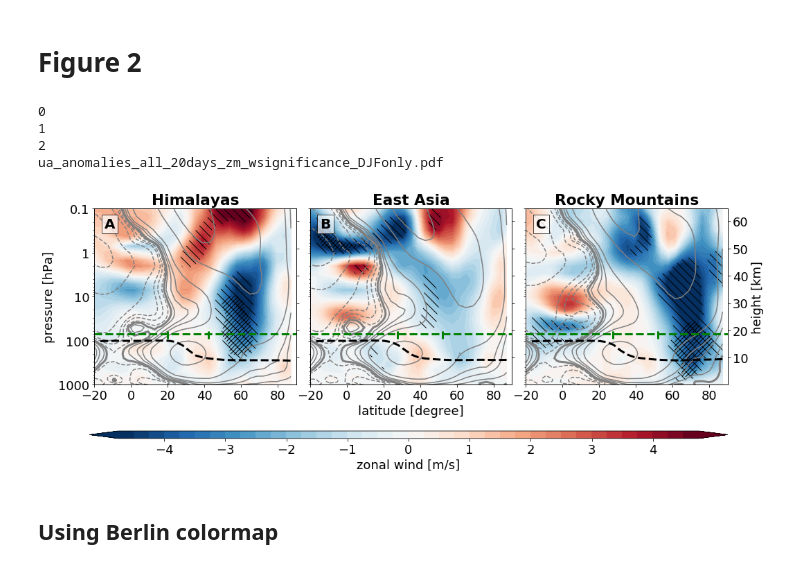
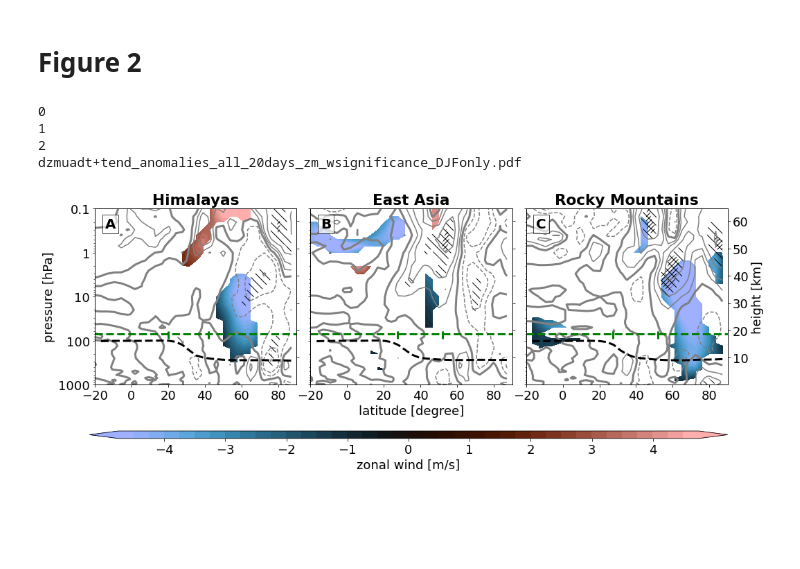
Before and after one commit to kuchaale/grl_2020, a Jupyter notebook: code/GRL_reproduce_Fig2.ipynb, the cells around one changed output. Cells and saved outputs as stored; diff of their text form; code cells hidden in the pictures; blank space fills up the shorter version.

```diff
--- a/code/GRL_reproduce_Fig2.ipynb
+++ b/code/GRL_reproduce_Fig2.ipynb
@@ -68,7 +72,7 @@ Attributes: (0)
 # %%
 var = 'ua'
 e_type_ls = ['himalayas', 'eastasia', 'westamer']
-what_ls = ['anomalies', 'absolute']
+what_ls = ['anomalies']#, 'absolute']
 da_ls2 = []
 
 for what in what_ls:
@@ -101,7 +101,7 @@ westamer
 # %% [markdown]
 ### p-values
 # %%
-infile_name = '{3}{0}_pvalues_from{1}_comp_*_{2}days_zm.nc'.format(var, 10000, timescale, cesta)
+infile_name = f'{cesta}{var}_pvalues_from{its}_comp_*_{timescale}days_zm.nc'
 infiles = glob.glob(infile_name)
 comp_types = list(map(lambda x: x.split('comp_')[1].split('_{}days'.format(timescale))[0], infiles))
 print(comp_types)
@@ -135,0 +169,8 @@ Attributes: (0)
+# %%
+infile_name = f'{cesta}{var}_pvalues_from{its}_comp_*_{timescale}days.nc'
+infiles = glob.glob(infile_name)
+comp_types = list(map(lambda x: x.split('comp_')[1].split('_{}days'.format(timescale))[0], infiles))
+ds_p_tend = xr.open_mfdataset(infiles, concat_dim='e_type', combine='nested')
+ds_p_tend['e_type'] = comp_types
+ds_p_tend['plev'] = ds_p_tend.plev/100.
+ds_p_tend
@@ -136,3 +197,6 @@ Attributes: (0)
+# %%
+pv_limit = 0.05 #0.05
+da_all_tend = da_all_tend.sel(lag = 0).where(ds_p_tend[var].sel(lag = 0) < pv_limit)
 # %% [markdown]
 # Figure 2
 # %%
@@ -142,9 +206,13 @@ titles = ['Himalayas', 'East Asia', 'Rocky Mountains']# 'West America']
 #anomalies
 mpl.rcParams.update({'font.size': 18})
 cmap = mpl.cm.RdBu_r
+cmap = Berlin_20.mpl_colormap
 lat_start = -20
 
-p = da_all.sel(what = what_ls[0], lag = 0).mean('lon').plot.contourf(x= 'lat', \
+sel_dict = dict(plev = slice(None, 0.1), lat = slice(lat_start,None))
+p.data  = ds_p['ua'].sel(**sel_dict)
+temp = da_all.sel(what = what_ls[0], lag = 0).mean('lon').where(ds_p['ua'] < pv_limit)
+p = temp.plot.contourf(x= 'lat', \
                                                                y = 'plev', \
                                                                col = 'e_type', \
                                                                yincrease = False, \
@@ -152,26 +220,18 @@ p = da_all.sel(what = what_ls[0], lag = 0).mean('lon').plot.contourf(x= 'lat', \
                                                                 cmap = cmap, \
                                                                levels = levels, \
                                                                add_colorbar = False)
-p.data = da_all.sel(what = what_ls[1], lag = 0).mean('lon')
-if var == 'vmro3':
+p.data = da_all_tend.sel(lag = 0).squeeze()*24*3600
 
-    lev0 = [1e-5]
-    dashed = False
-    cbar_label = 'ozone volume mixing ratio [%]'
-elif var == 'ta':
-    levels2 = [200,220,240,260]
-    lev0 = [273.15]
-    dashed = False
-    cbar_label = 'temperature [K]'
-elif var == 'ua':
-    levels2 = [1,3,5,10,30,50,80]
-    lev0 = [0]
-    dashed = True
-    cbar_label = 'zonal wind [m/s]'
+
+levels2 = [0.5,1,2,5]#10,30,50,80]
+lev0 = [0]
+dashed = True
+cbar_label = 'zonal wind [m/s]'
 
 plot_kwargs = dict(yincrease = False, \
                    colors = 'grey', \
                    levels=levels2, add_colorbar=False, alpha =1 ) #0.7 #
+dashed = True
 p.map_dataarray(xr.plot.contour, 'lat', 'plev', **plot_kwargs)
 
 if dashed:
@@ -187,8 +247,8 @@ plot_kwargs['alpha'] = 1
 
 p.map_dataarray(xr.plot.contour, 'lat', 'plev', **plot_kwargs)
 
-sel_dict = dict(plev = slice(None, 0.1), lat = slice(lat_start,None))
-p.data  = ds_p[var].sel(**sel_dict)
+#sel_dict = dict(plev = slice(None, 0.1), lat = slice(lat_start,None))
+p.data  = ds_p_tend[var].sel(lag = 0)#ds_p['ua'].sel(**sel_dict)
 plot_kwargs2 = dict(levels = [0,0.05], hatches=['\\\\',None], \
                                 colors='none', add_colorbar=False, \
                                  yincrease = False)
@@ -229,35 +289,33 @@ for i,(ax, sel_dict, label) in enumerate(zip(p.axes.flat, p.name_dicts.flat, lab
     ax.set_title(titles[i], fontdict=dict(fontweight = 'bold'))
     fmt = mpl.ticker.FormatStrFormatter("%g")
     ax.yaxis.set_major_formatter(fmt)
     ax.set_xticks([-20,0,20,40,60,80])
 
     ax2 = ax.twinx()
     ax2.get_shared_y_axes()
     ax2.axis([-20, 90, 7*np.log(1013.25/1000), 7*np.log(1013.25/0.1)])
     ax2.tick_params(direction='out', which='both')
     if i != 2:
         ax2.set_yticklabels([])
     if i == 2:
         ax2.set_ylabel('height [km]')
 
 
 p.fig.subplots_adjust(right=0.875)
 cbar_ax = p.fig.add_axes([0.075, -0.03, .8, .03])
 norm = mpl.colors.BoundaryNorm(levels[1:-1], cmap.N)
 label = cbar_label
 cb2 = mpl.colorbar.ColorbarBase(cbar_ax, cmap=cmap,  \
                                 norm=norm, orientation='horizontal', \
                                 boundaries=levels, extend='both',  label = cbar_label, \
                                 ticks=[-4,-3,-2,-1,0,1,2,3,4], spacing='proportional')
 
-outfile='{}_{}_{}_{}days_zm_wsignificance_DJFonly.pdf'.format(var, what_ls[0], 'all', timescale)
+outfile='{}_{}_{}_{}days_zm_wsignificance_DJFonly.pdf'.format(var+'+tend', what_ls[0], 'all', timescale)
 print(outfile)
 #plt.savefig(outfile, dpi = 300, bbox_inches='tight')
 # %% [output]
 0
 1
 2
-ua_anomalies_all_20days_zm_wsignificance_DJFonly.pdf
+dzmuadt+tend_anomalies_all_20days_zm_wsignificance_DJFonly.pdf
-[figure, old version]
+[figure, new version]
-# %% [markdown]
-## Using Berlin colormap
```
Also changed, not shown: parts of 12 cells of this notebook, 8 other files.
